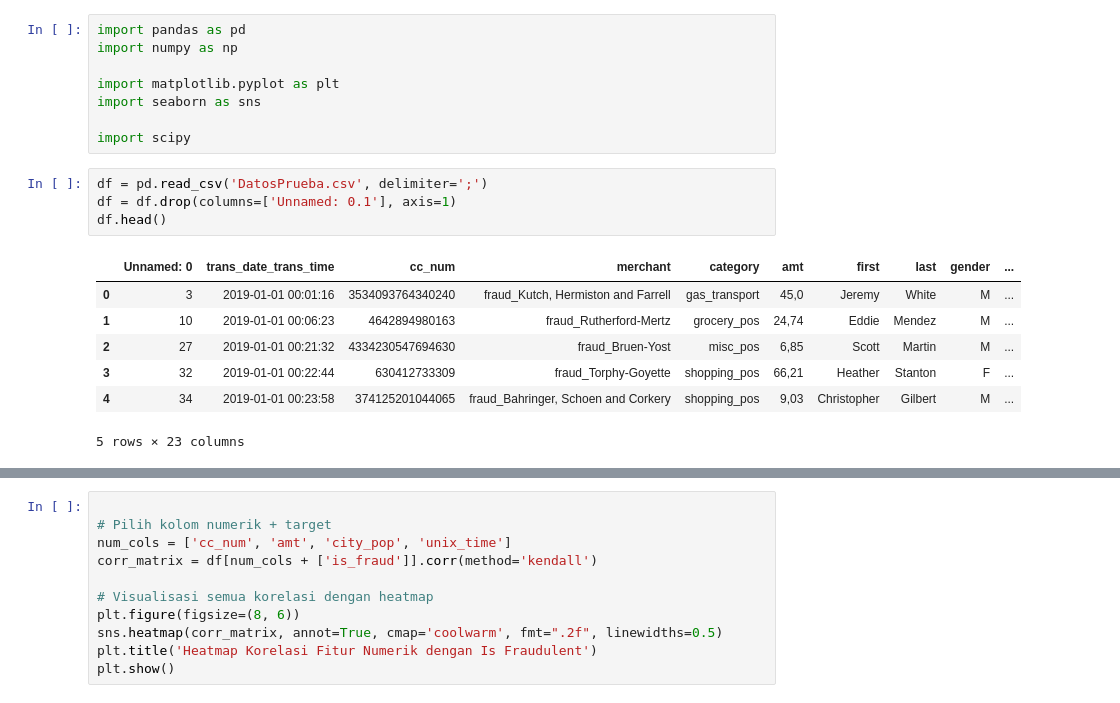
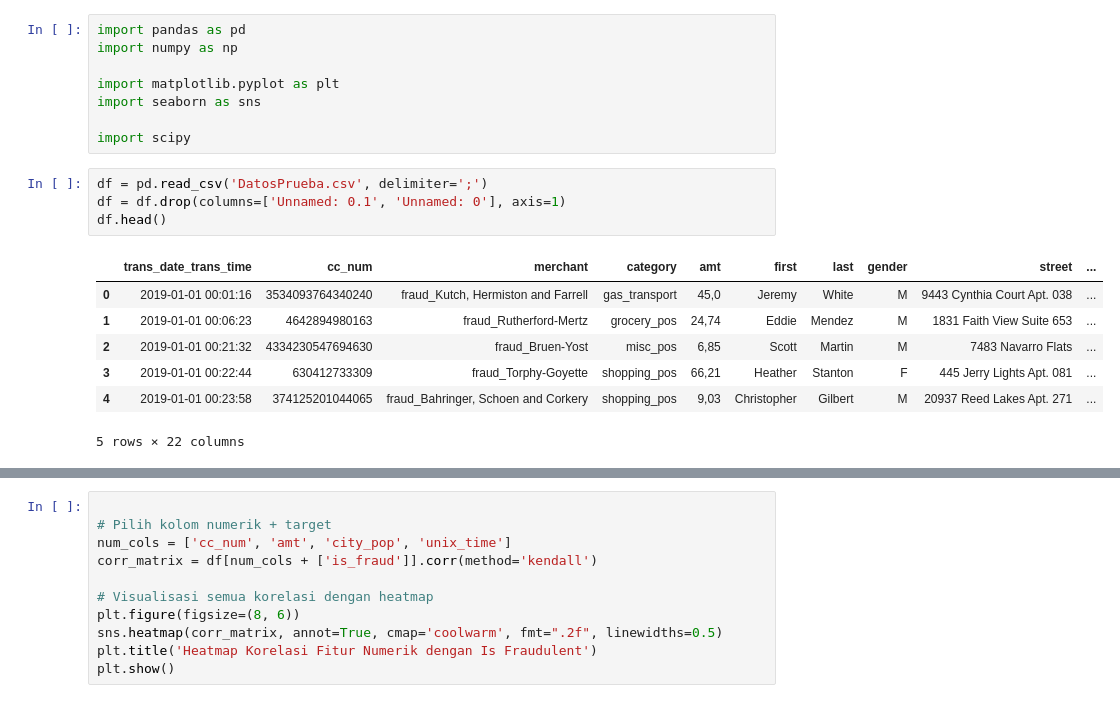
Before and after one commit to FTDS-assignment-bay/p2-final-project-ftds-025-hck-group-001, a Jupyter notebook: EDA.ipynb, the cells around one changed output, grey strips where cells are left out. Drawn from its saved outputs; the diff is of its cells as text.

```diff
--- a/EDA.ipynb
+++ b/EDA.ipynb
@@ -8,13 +8,13 @@ import seaborn as sns
 import scipy
 # %%
 df = pd.read_csv('DatosPrueba.csv', delimiter=';')
-df = df.drop(columns=['Unnamed: 0.1'], axis=1)
+df = df.drop(columns=['Unnamed: 0.1', 'Unnamed: 0'], axis=1)
 df.head()
 # %% [output]
-|  | Unnamed: 0 | trans_date_trans_time | cc_num | merchant | category | amt | first | last | gender | ... |
-| 0 | 3 | 2019-01-01 00:01:16 | 3534093764340240 | fraud_Kutch, Hermiston and Farrell | gas_transport | 45,0 | Jeremy | White | M | ... |
-| 1 | 10 | 2019-01-01 00:06:23 | 4642894980163 | fraud_Rutherford-Mertz | grocery_pos | 24,74 | Eddie | Mendez | M | ... |
-| 2 | 27 | 2019-01-01 00:21:32 | 4334230547694630 | fraud_Bruen-Yost | misc_pos | 6,85 | Scott | Martin | M | ... |
-| 3 | 32 | 2019-01-01 00:22:44 | 630412733309 | fraud_Torphy-Goyette | shopping_pos | 66,21 | Heather | Stanton | F | ... |
-| 4 | 34 | 2019-01-01 00:23:58 | 374125201044065 | fraud_Bahringer, Schoen and Corkery | shopping_pos | 9,03 | Christopher | Gilbert | M | ... |
+|  | trans_date_trans_time | cc_num | merchant | category | amt | first | last | gender | street | ... |
+| 0 | 2019-01-01 00:01:16 | 3534093764340240 | fraud_Kutch, Hermiston and Farrell | gas_transport | 45,0 | Jeremy | White | M | 9443 Cynthia Court Apt. 038 | ... |
+| 1 | 2019-01-01 00:06:23 | 4642894980163 | fraud_Rutherford-Mertz | grocery_pos | 24,74 | Eddie | Mendez | M | 1831 Faith View Suite 653 | ... |
+| 2 | 2019-01-01 00:21:32 | 4334230547694630 | fraud_Bruen-Yost | misc_pos | 6,85 | Scott | Martin | M | 7483 Navarro Flats | ... |
+| 3 | 2019-01-01 00:22:44 | 630412733309 | fraud_Torphy-Goyette | shopping_pos | 66,21 | Heather | Stanton | F | 445 Jerry Lights Apt. 081 | ... |
+| 4 | 2019-01-01 00:23:58 | 374125201044065 | fraud_Bahringer, Schoen and Corkery | shopping_pos | 9,03 | Christopher | Gilbert | M | 20937 Reed Lakes Apt. 271 | ... |
-5 rows × 23 columns
+5 rows × 22 columns
```
Also changed, not shown: parts of 17 cells of this notebook.
